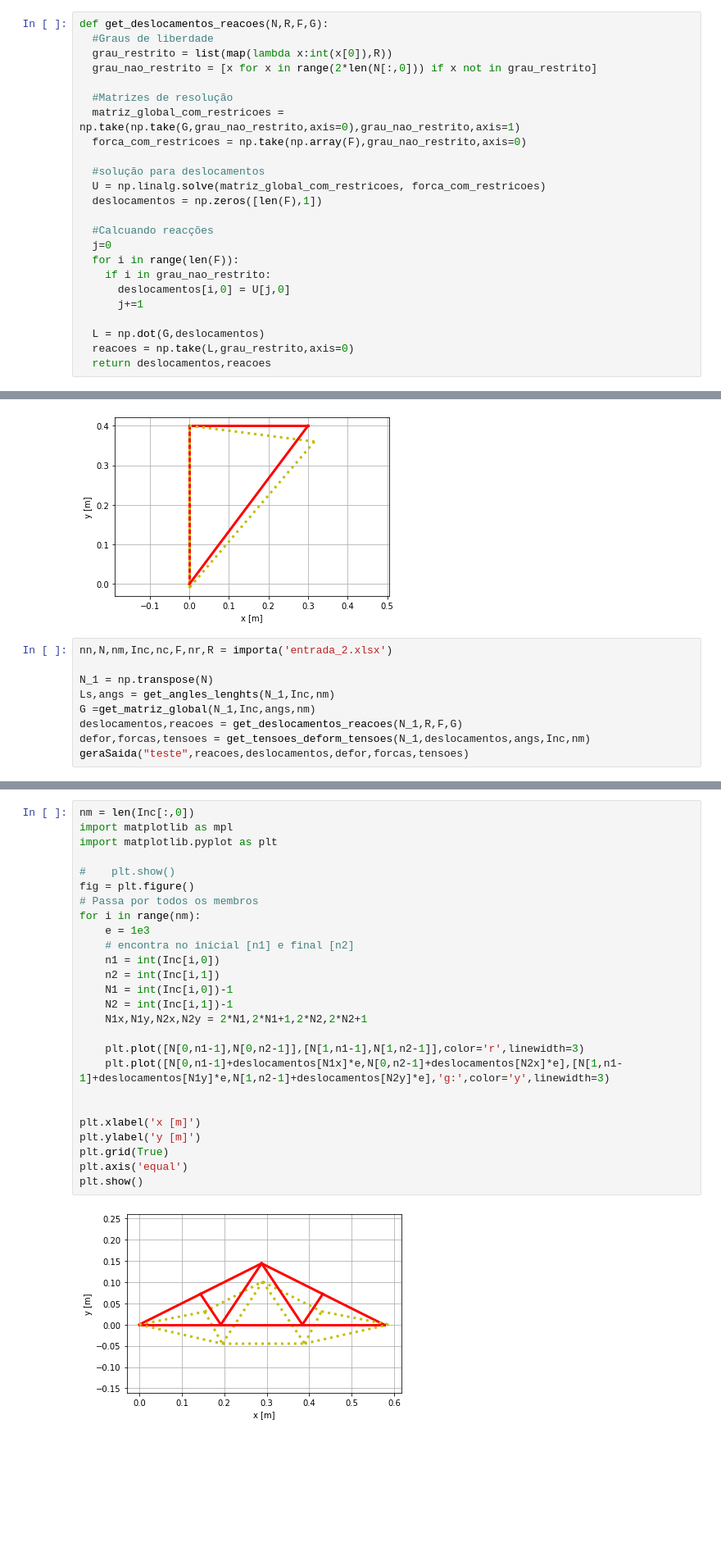
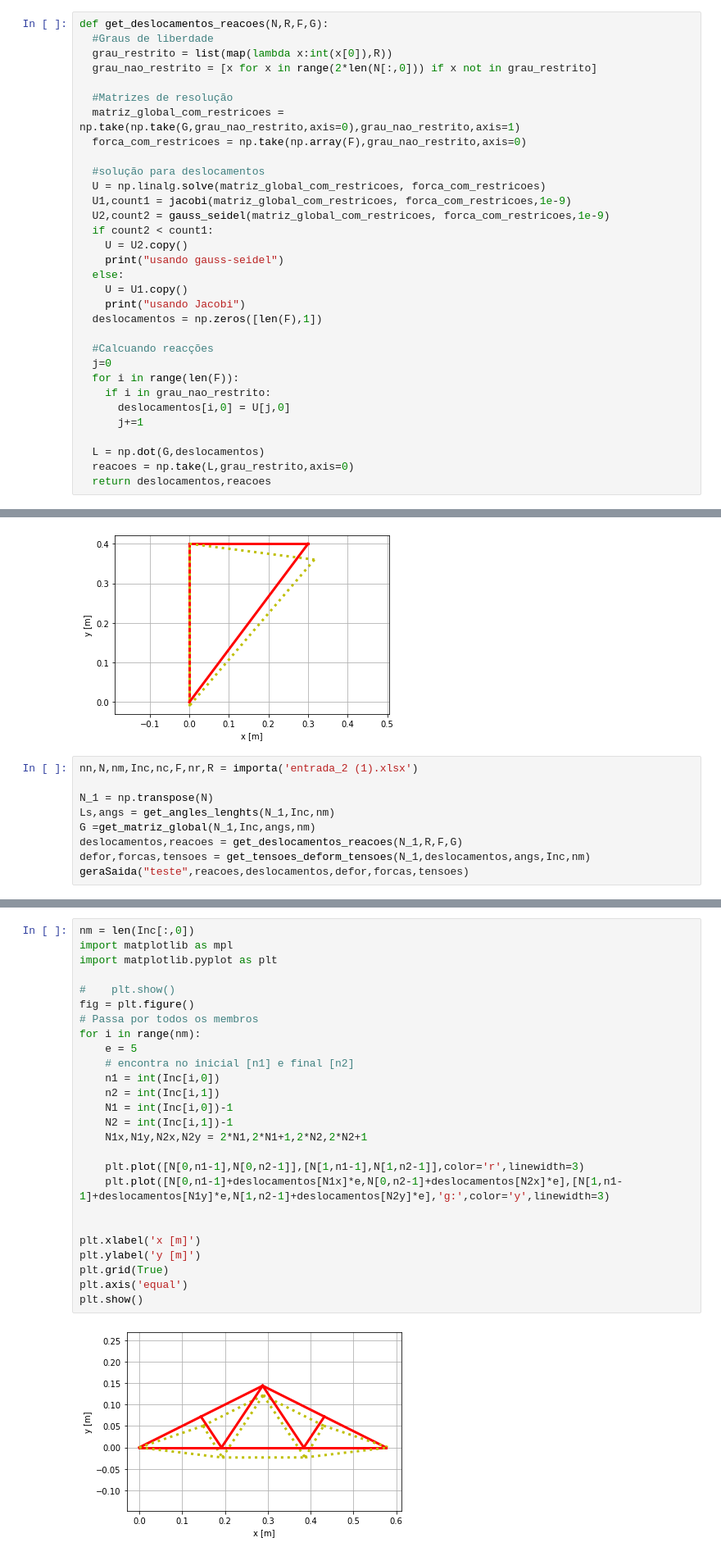
Before and after one commit to gianvr/APS4-MecSol, a Jupyter notebook: aps.ipynb, the cells around one changed output, grey strips where cells are left out. Shown at 82% size. Cells and saved outputs as stored; diff of their text form; blank space fills up the shorter version.

Commit message:
Sobe jacobi/gauus-seidel

```diff
--- a/aps.ipynb
+++ b/aps.ipynb
@@ -207,6 +241,14 @@ def get_deslocamentos_reacoes(N,R,F,G):
 
   #solução para deslocamentos
   U = np.linalg.solve(matriz_global_com_restricoes, forca_com_restricoes)
+  U1,count1 = jacobi(matriz_global_com_restricoes, forca_com_restricoes,1e-9)
+  U2,count2 = gauss_seidel(matriz_global_com_restricoes, forca_com_restricoes,1e-9)
+  if count2 < count1:
+    U = U2.copy()
+    print("usando gauss-seidel")
+  else:
+    U = U1.copy()
+    print("usando Jacobi")
   deslocamentos = np.zeros([len(F),1])
 
   #Calcuando reacções
@@ -289,7 +328,7 @@ plt.show()
 # %% [output]
 [figure]
 # %%
-nn,N,nm,Inc,nc,F,nr,R = importa('entrada_2.xlsx')
+nn,N,nm,Inc,nc,F,nr,R = importa('entrada_2 (1).xlsx')
 
 N_1 = np.transpose(N)
 Ls,angs = get_angles_lenghts(N_1,Inc,nm)
@@ -321,28 +357,28 @@ geraSaida("teste",reacoes,deslocamentos,defor,forcas,tensoes)
 # %%
 nm = len(Inc[:,0])
 import matplotlib as mpl
 import matplotlib.pyplot as plt
 
 #    plt.show()
 fig = plt.figure()
 # Passa por todos os membros
 for i in range(nm):
-    e = 1e3
+    e = 5
     # encontra no inicial [n1] e final [n2]
     n1 = int(Inc[i,0])
     n2 = int(Inc[i,1])
     N1 = int(Inc[i,0])-1
     N2 = int(Inc[i,1])-1
     N1x,N1y,N2x,N2y = 2*N1,2*N1+1,2*N2,2*N2+1
 
     plt.plot([N[0,n1-1],N[0,n2-1]],[N[1,n1-1],N[1,n2-1]],color='r',linewidth=3)
     plt.plot([N[0,n1-1]+deslocamentos[N1x]*e,N[0,n2-1]+deslocamentos[N2x]*e],[N[1,n1-1]+deslocamentos[N1y]*e,N[1,n2-1]+deslocamentos[N2y]*e],'g:',color='y',linewidth=3)
 
 
 plt.xlabel('x [m]')
 plt.ylabel('y [m]')
 plt.grid(True)
 plt.axis('equal')
 plt.show()
 # %% [output]
-[figure, old version]
+[figure, new version]
```
Also changed, not shown: parts of 6 cells of this notebook, 1 other file.
